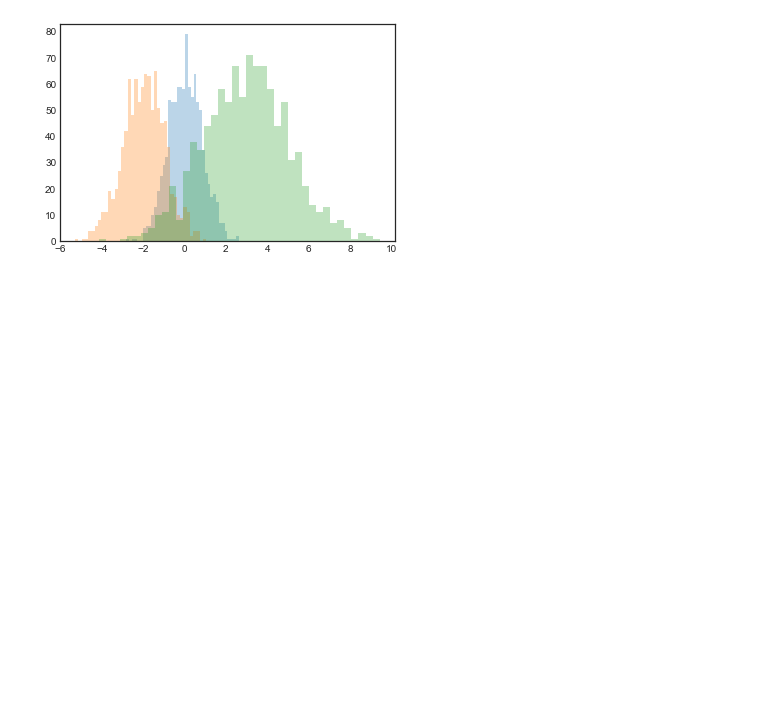
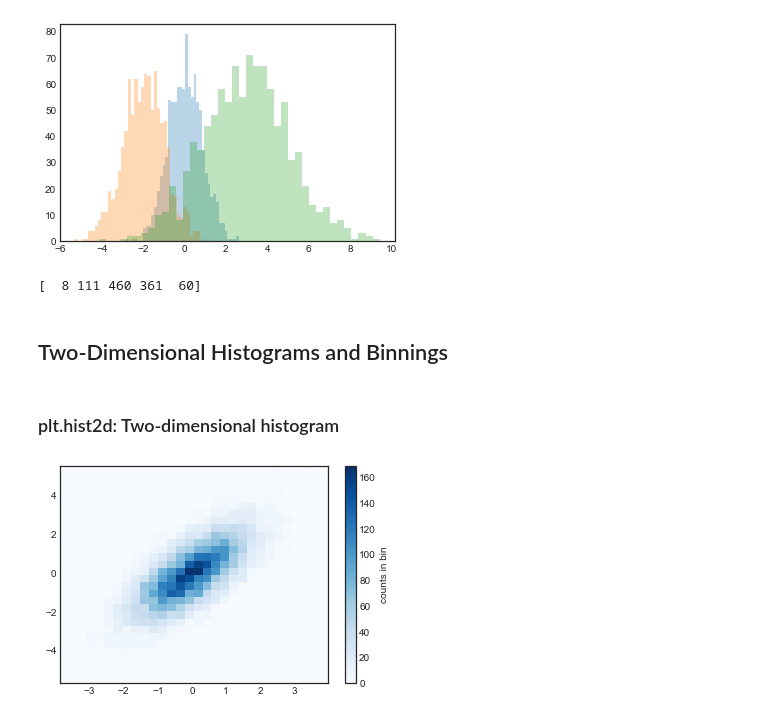
Before and after one commit to alienzj/learn-python, a Jupyter notebook: learn_matplotlib/pdsh_06_histograms_binnings_and_density.ipynb, the cells around one changed output. Drawn from its saved outputs; the diff is of its cells as text; code cells hidden in the pictures; blank space fills up the shorter version.

```diff
--- a/learn_matplotlib/pdsh_06_histograms_binnings_and_density.ipynb
+++ b/learn_matplotlib/pdsh_06_histograms_binnings_and_density.ipynb
@@ -59,3 +59,22 @@ plt.hist(x2, **kwargs)
 plt.hist(x3, **kwargs);
 # %% [output]
 [figure]
+# %%
+counts, bin_edges = np.histogram(data, bins=5)
+print(counts)
+# %% [output]
+[  8 111 460 361  60]
+# %% [markdown]
+## Two-Dimensional Histograms and Binnings
+# %%
+mean = [0, 0]
+cov = [[1, 1], [1, 2]]
+x, y = np.random.multivariate_normal(mean, cov, 10000).T
+# %% [markdown]
+### plt.hist2d: Two-dimensional histogram
+# %%
+plt.hist2d(x, y, bins=30, cmap='Blues')
+cb = plt.colorbar()
+cb.set_label('counts in bin')
+# %% [output]
+[figure, added]
```
Also changed, not shown: parts of 5 cells of this notebook.
